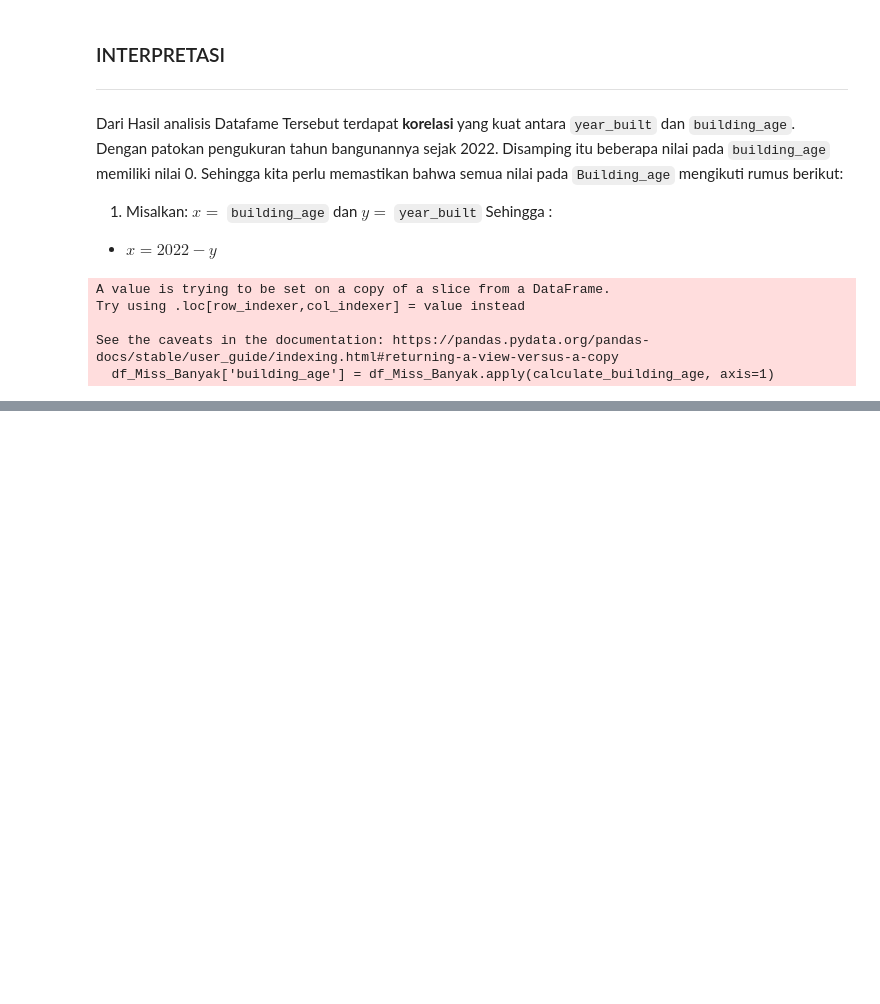
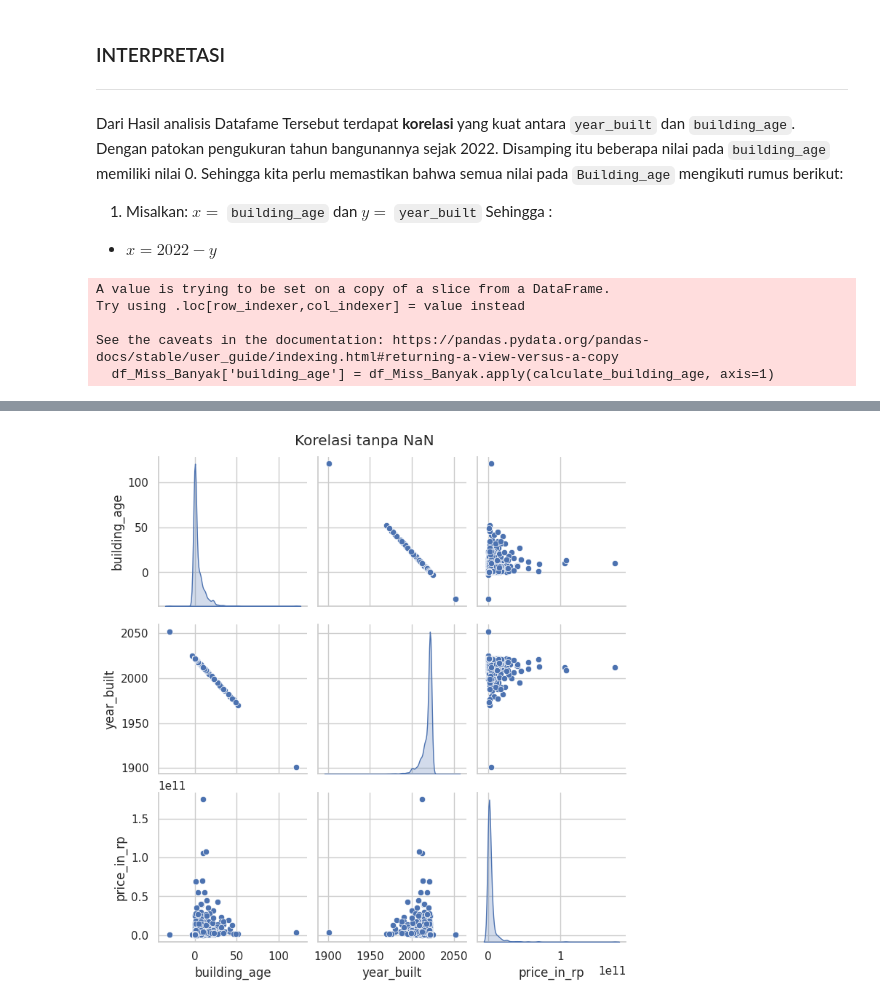
Before and after one commit to abdinegara783/ISFEST2023, a Jupyter notebook: ISFEST_Abdi.ipynb, the cells around one changed output, grey strips where cells are left out. Cells and saved outputs as stored; diff of their text form; code cells hidden in the pictures; blank space fills up the shorter version.

```diff
--- a/ISFEST_Abdi.ipynb
+++ b/ISFEST_Abdi.ipynb
@@ -321,0 +336,9 @@ plt.show()
+# %%
+# Membuat copy dataframe dengan menghapus baris yang mengandung NaN
+data_no_nan = df_Miss_Banyak.dropna(subset=['building_age', 'year_built', 'building_orientation'])
+# Menggunakan pairplot untuk visualisasi korelasi tanpa NaN
+sns.pairplot(data_no_nan, vars=['building_age', 'year_built','price_in_rp'], diag_kind='kde')
+plt.suptitle('Korelasi tanpa NaN', y=1.02)
+plt.show()
+# %% [output]
+[figure, added]
```
Also changed, not shown: parts of 16 cells of this notebook.
